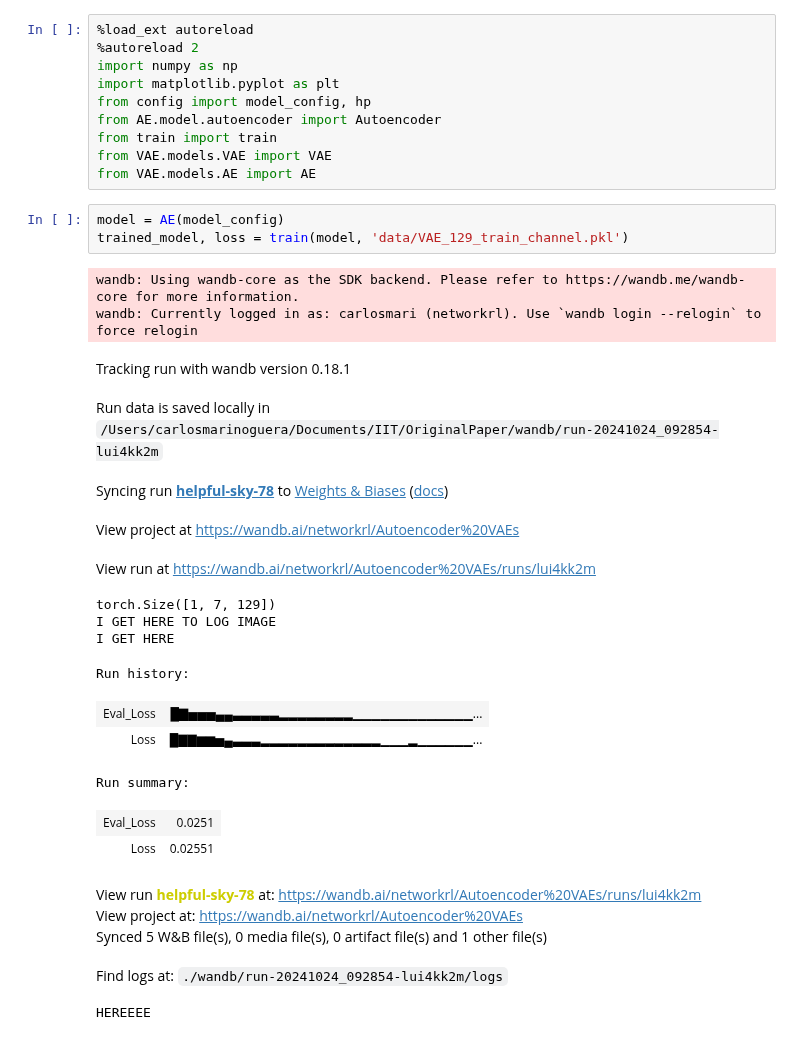
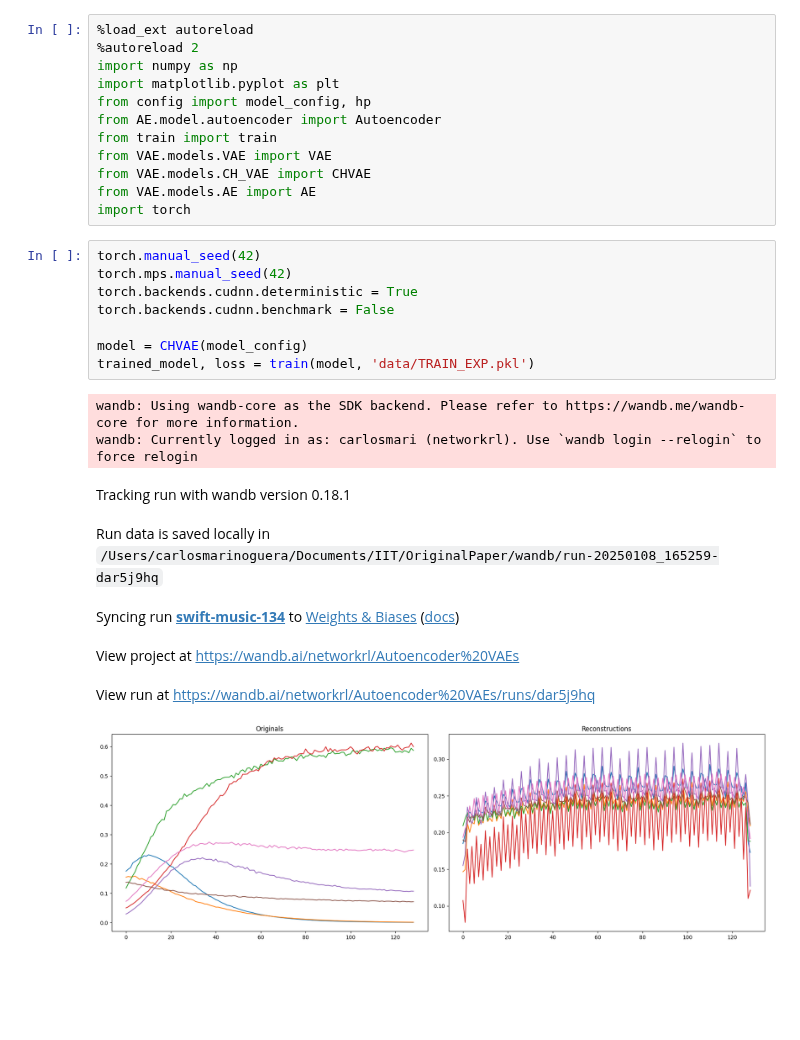
Before and after one commit to CarlosMari/TimeSeries, a Jupyter notebook: train.ipynb, the cells around one changed output. Cells and saved outputs as stored; diff of their text form; blank space fills up the shorter version.

Commit message:
Deterministric Training

```diff
--- a/train.ipynb
+++ b/train.ipynb
@@ -7,30 +7,24 @@ from config import model_config, hp
 from AE.model.autoencoder import Autoencoder
 from train import train
 from VAE.models.VAE import VAE
+from VAE.models.CH_VAE import CHVAE
 from VAE.models.AE import AE
+import torch
-# %%
-model = AE(model_config)
-trained_model, loss = train(model, 'data/VAE_129_train_channel.pkl')
-# %% [output]
-wandb: Using wandb-core as the SDK backend. Please refer to https://wandb.me/wandb-core for more information.
-wandb: Currently logged in as: carlosmari (networkrl). Use `wandb login --relogin` to force relogin
-Tracking run with wandb version 0.18.1
-Run data is saved locally in /Users/carlosmarinoguera/Documents/IIT/OriginalPaper/wandb/run-20241024_092854-lui4kk2m
-Syncing run helpful-sky-78 to Weights & Biases (docs)
-View project at https://wandb.ai/networkrl/Autoencoder%20VAEs
-View run at https://wandb.ai/networkrl/Autoencoder%20VAEs/runs/lui4kk2m
-torch.Size([1, 7, 129])
-I GET HERE TO LOG IMAGE
-I GET HERE
-Run history:
-| Eval_Loss | █▇▅▅▅▄▄▃▃▃▃▃▂▂▂▂▂▂▂▂▁▁▁▁▁▁▁▁▁▁▁▁▁... |
-| Loss | █▇▇▆▆▅▄▃▃▃▂▂▂▂▂▂▂▂▂▂▂▂▂▁▁▁▂▁▁▁▁▁▁... |
-Run summary:
-| Eval_Loss | 0.0251 |
-| Loss | 0.02551 |
-View run helpful-sky-78 at: https://wandb.ai/networkrl/Autoencoder%20VAEs/runs/lui4kk2m
-View project at: https://wandb.ai/networkrl/Autoencoder%20VAEs
-Synced 5 W&B file(s), 0 media file(s), 0 artifact file(s) and 1 other file(s)
-Find logs at: ./wandb/run-20241024_092854-lui4kk2m/logs
-HEREEEE
+# %%
+torch.manual_seed(42)
+torch.mps.manual_seed(42)
+torch.backends.cudnn.deterministic = True
+torch.backends.cudnn.benchmark = False
+
+model = CHVAE(model_config)
+trained_model, loss = train(model, 'data/TRAIN_EXP.pkl')
+# %% [output]
+wandb: Using wandb-core as the SDK backend. Please refer to https://wandb.me/wandb-core for more information.
+wandb: Currently logged in as: carlosmari (networkrl). Use `wandb login --relogin` to force relogin
+Tracking run with wandb version 0.18.1
+Run data is saved locally in /Users/carlosmarinoguera/Documents/IIT/OriginalPaper/wandb/run-20250108_165259-dar5j9hq
+Syncing run swift-music-134 to Weights & Biases (docs)
+View project at https://wandb.ai/networkrl/Autoencoder%20VAEs
+View run at https://wandb.ai/networkrl/Autoencoder%20VAEs/runs/dar5j9hq
+[figure, added]
 # %%
```
Also changed, not shown: parts of 1 cell of this notebook.
